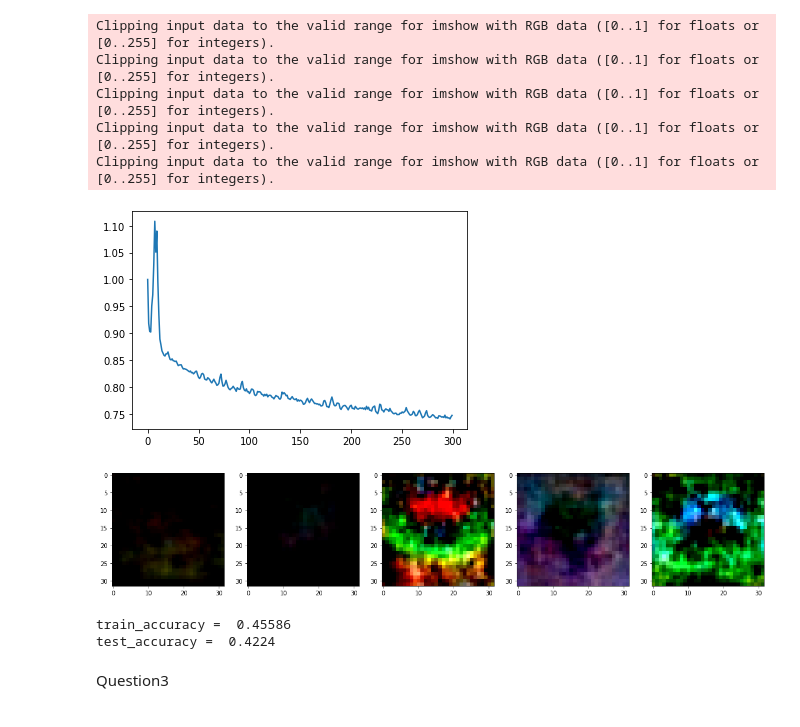
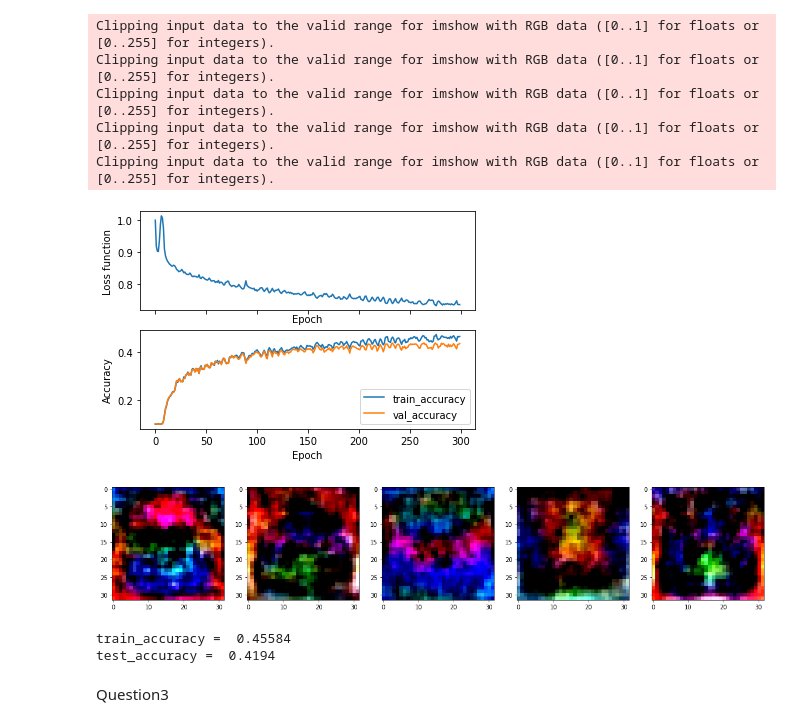
Before and after one commit to Mugunthan98/Assignment, a Jupyter notebook: Assignment4.ipynb, the cells around one changed output. Drawn from its saved outputs; the diff is of its cells as text; code cells hidden in the pictures.

```diff
--- a/Assignment4.ipynb
+++ b/Assignment4.ipynb
@@ -40,7 +40,7 @@ print("b:", b.shape)
 batch_size = Ntr
 
 
-iterations =300
+epochs =300
 lr =1.4e-2
 lr_decay=0.999
 reg =5e-6
@@ -71,8 +71,8 @@ for t in range(iterations):
 
 
   if t%10==0:
-    print('iteration %d/%d : loss %f'%(t,iterations,loss))
-    print('iteration %d/%d : training accuracy %f'%(t,iterations,train_acc))
+    print('epoch %d/%d : loss %f'%(t,epochs,loss))
+    print('epoch %d/%d : training accuracy %f'%(t,epochs,train_acc))
 
 
   # Backward pass
@@ -188,7 +188,7 @@ b2=np.zeros(K)
 batch_size=Ntr
 
 
-iterations =300
+epochs =300
 lr =1.4e-2
 lr_decay=0.999
 reg =5e-6
@@ -207,12 +207,18 @@ for t in range(iterations):
   loss=1./batch_size*np.square(y_pred-y).sum()+reg*(np.sum(w2*w2)+np.sum(w1*w1))
   loss_history.append(loss)
 
-  acc=(Ntr-np.count_nonzero(np.abs(np.argmax(y,axis=1)-np.argmax(y_pred,axis=1))))/Ntr
-  train_acc_history.append(acc)
+  train_acc=(Ntr-np.count_nonzero(np.abs(np.argmax(y,axis=1)-np.argmax(y_pred,axis=1))))/Ntr
+  train_acc_history.append(train_acc)
+
+  h2=1.0/(1.0+np.exp(-(x_test.dot(w1)+b1))) #sigmoid
+  y_pred2=h2.dot(w2)+b2
+  val_acc=(Nte-np.count_nonzero(np.abs(np.argmax(y_test,axis=1)-np.argmax(y_pred2,axis=1))))/Nte
+  val_acc_history.append(val_acc)
+
 
   if t%10==0:
-    print('iteration %d/%d : loss %f'%(t,iterations,loss))
-    print('iteration %d/%d : training accuracy %f'%(t,iterations,acc))
+    print('epoch %d/%d : loss %f'%(t,epochs,loss))
+    print('epoch %d/%d : training accuracy %f'%(t,epochs,train_acc))
 
   # Backward pass
   dy_pred=1./batch_size*2.0*(y_pred-y)
@@ -249,34 +255,44 @@ iteration 290/300 : training accuracy 0.452780
 # %%
  # Printing accuracies and displaying w as images
-plt.plot(loss_history)
+fig,axes=plt.subplots(2,1,sharex=True)
+axes[0].plot(loss_history)
+axes[0].set_xlabel('Epoch')
+axes[0].set_ylabel('Loss function')
+
+axes[1].plot(train_acc_history, label = 'train_accuracy')
+axes[1].plot(val_acc_history, label = 'val_accuracy')
+axes[1].set_xlabel('Epoch')
+axes[1].set_ylabel('Accuracy')
+plt.legend(loc='lower right')
+
 fig,ax=plt.subplots(1,5)
 fig.set_size_inches(20,10)
 
 for i in range(5):
   img=w1[:,i].reshape(32,32,3)
   ax[i].imshow(img*1000)
 plt.show()
 
 h1=1.0/(1.0+np.exp(-(x_train.dot(w1)+b1))) #sigmoid
 y_pred1=h1.dot(w2)+b2
 train_acc=(Ntr-np.count_nonzero(np.abs(np.argmax(y_train,axis=1)-np.argmax(y_pred1,axis=1))))/Ntr
 print('train_accuracy = ',train_acc)
 
 
 h2=1.0/(1.0+np.exp(-(x_test.dot(w1)+b1))) #sigmoid
 y_pred2=h2.dot(w2)+b2
 test_acc=(Nte-np.count_nonzero(np.abs(np.argmax(y_test,axis=1)-np.argmax(y_pred2,axis=1))))/Nte
 print('test_accuracy = ',test_acc)
 # %% [output]
 Clipping input data to the valid range for imshow with RGB data ([0..1] for floats or [0..255] for integers).
 Clipping input data to the valid range for imshow with RGB data ([0..1] for floats or [0..255] for integers).
 Clipping input data to the valid range for imshow with RGB data ([0..1] for floats or [0..255] for integers).
 Clipping input data to the valid range for imshow with RGB data ([0..1] for floats or [0..255] for integers).
 Clipping input data to the valid range for imshow with RGB data ([0..1] for floats or [0..255] for integers).
-[figure, old version]
+[figure, new version]
-[figure, old version]
+[figure, new version]
-train_accuracy =  0.45586
-test_accuracy =  0.4224
+train_accuracy =  0.45584
+test_accuracy =  0.4194
 # %% [markdown]
 Question3
 # %%
```
Also changed, not shown: parts of 5 cells of this notebook.
